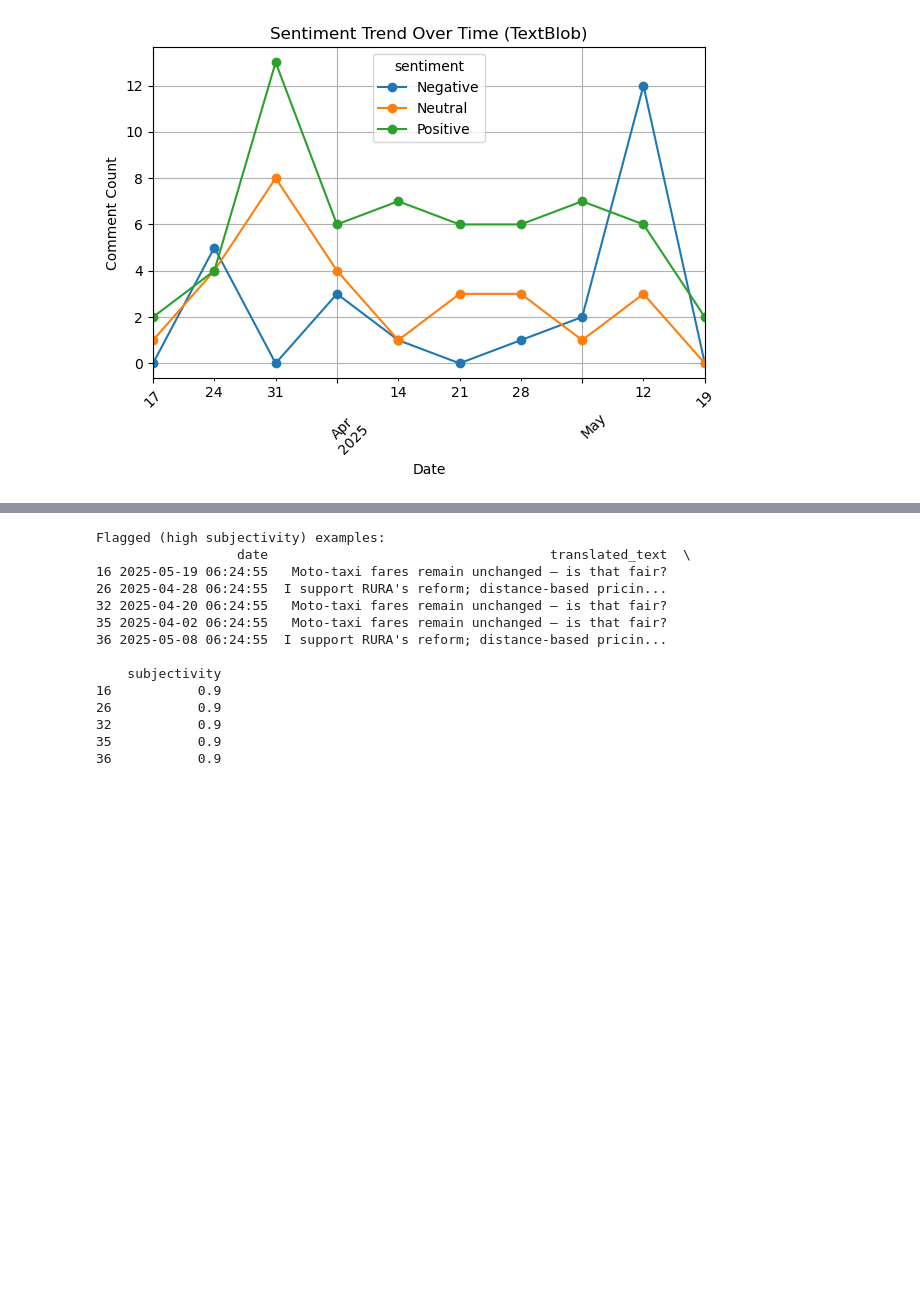
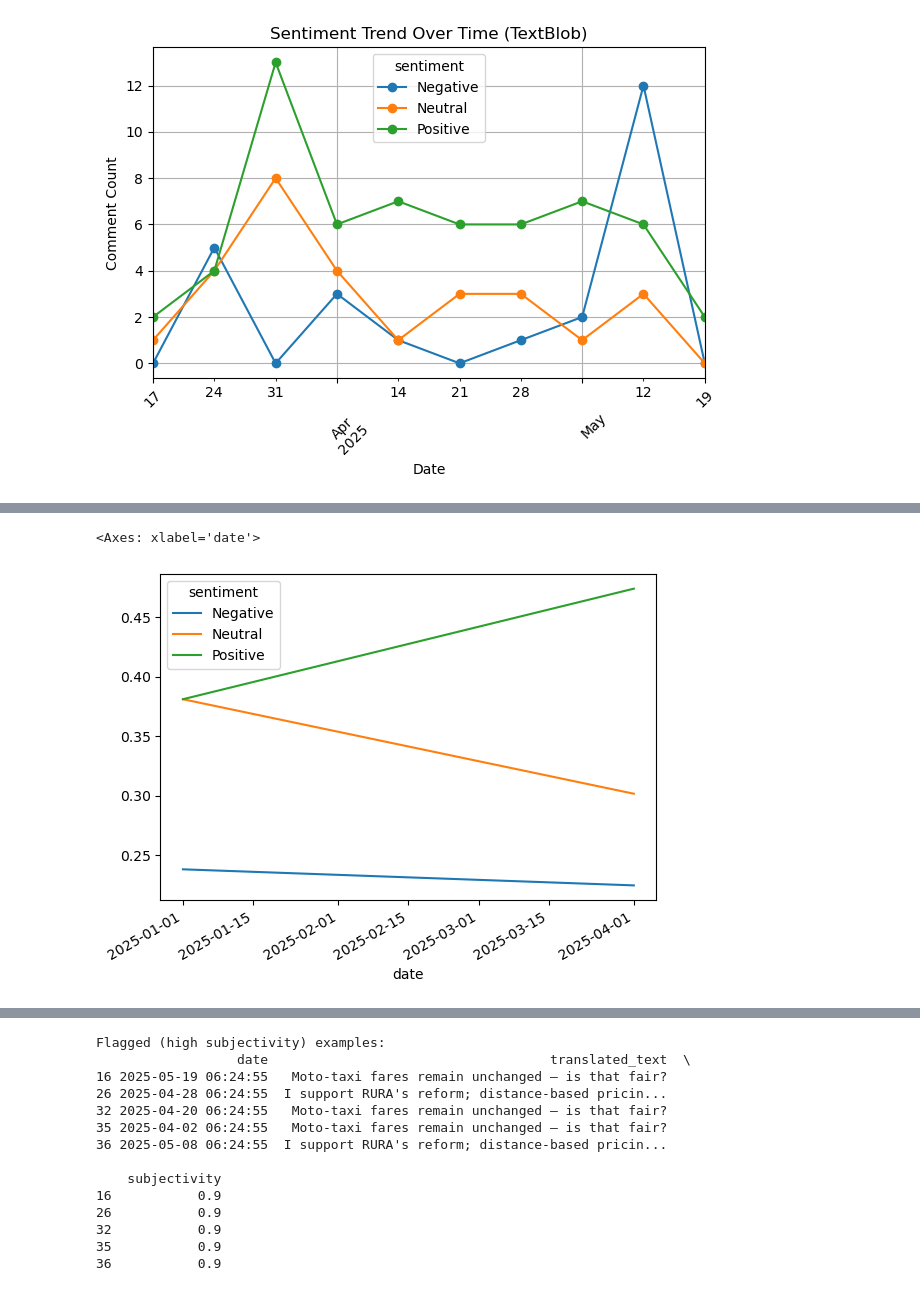
Before and after one commit to abmuvunyi/FareReformInsights, a Jupyter notebook: analysis/sentiment_analysis.ipynb, the cells around one changed output, grey strips where cells are left out. Saved outputs shown, nothing was run; the diff lists cells and outputs as text; code cells hidden in the pictures; blank space fills up the shorter version.

```diff
--- a/analysis/sentiment_analysis.ipynb
+++ b/analysis/sentiment_analysis.ipynb
@@ -69,0 +75,5 @@ plt.show()
+# %%
+sentiment_percentages.rolling(window=3, min_periods=1).mean().plot()
+# %% [output]
+<Axes: xlabel='date'>
+[figure, added]
```
Also changed, not shown: parts of 14 cells of this notebook, 3 other files.
